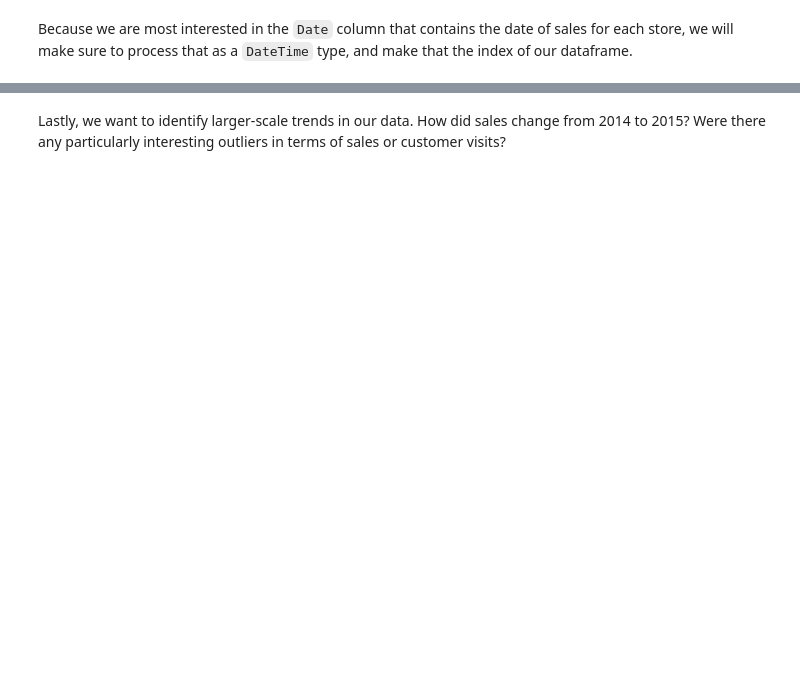
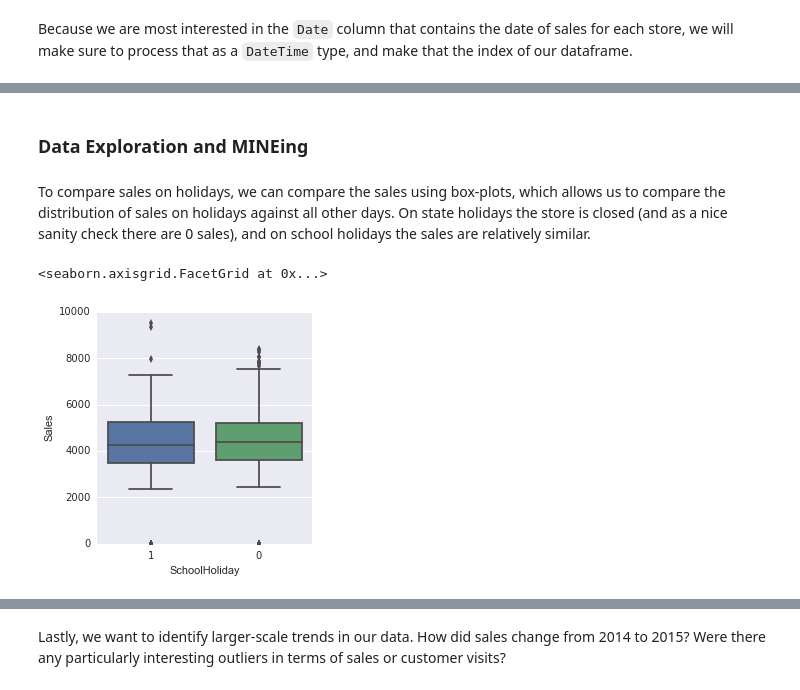
Before and after one commit to brianchandbound/ga-ds, a Jupyter notebook: 20_time/20_02_rossman.ipynb, the cells around one changed output, grey strips where cells are left out. Saved outputs shown, nothing was run; the diff lists cells and outputs as text; code cells hidden in the pictures; blank space fills up the shorter version.

```diff
--- a/20_time/20_02_rossman.ipynb
+++ b/20_time/20_02_rossman.ipynb
@@ -20,0 +71,18 @@ store1_data = data[data.Store == 1]
+# %% [markdown]
+### Data Exploration and MINEing
+# %% [markdown]
+To compare sales on holidays, we can compare the sales using box-plots, which allows us to compare the distribution of sales on holidays against all other days. On state holidays the store is closed (and as a nice sanity check there are 0 sales), and on school holidays the sales are relatively similar.
+# %%
+import seaborn as sb
+%matplotlib inline
+
+
+sb.factorplot(
+    x='SchoolHoliday',
+    y='Sales',
+    data=store1_data,
+    kind='box'
+)
+# %% [output]
+<seaborn.axisgrid.FacetGrid at 0x...>
+[figure, added]
```
Also changed, not shown: parts of 71 cells of this notebook.
